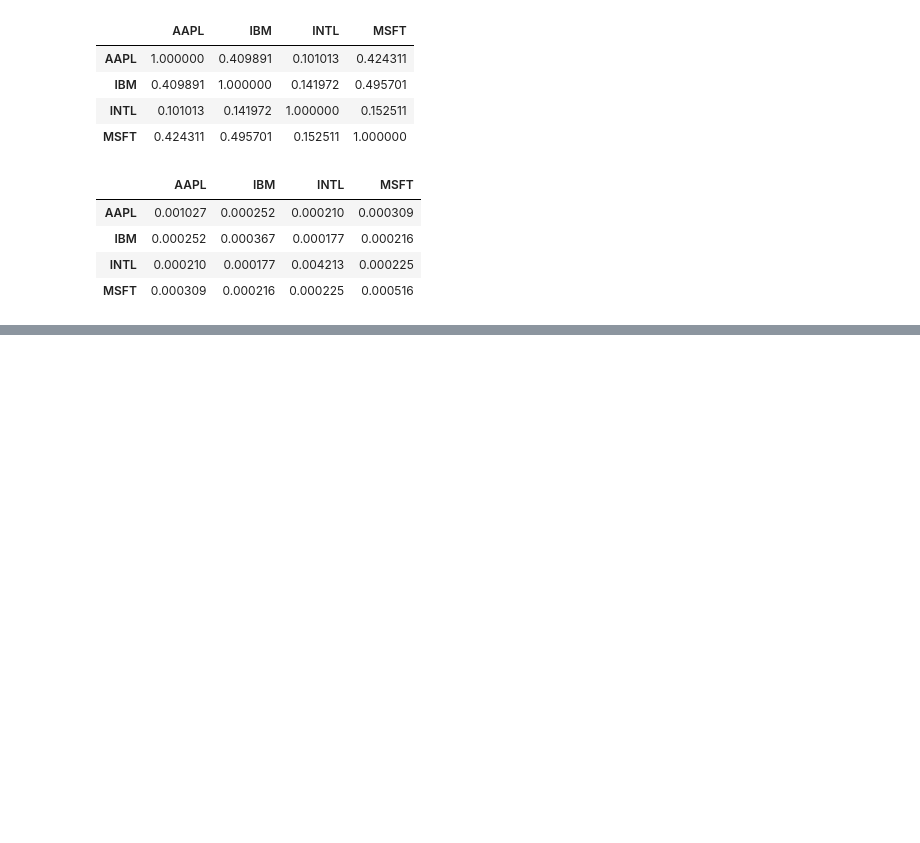
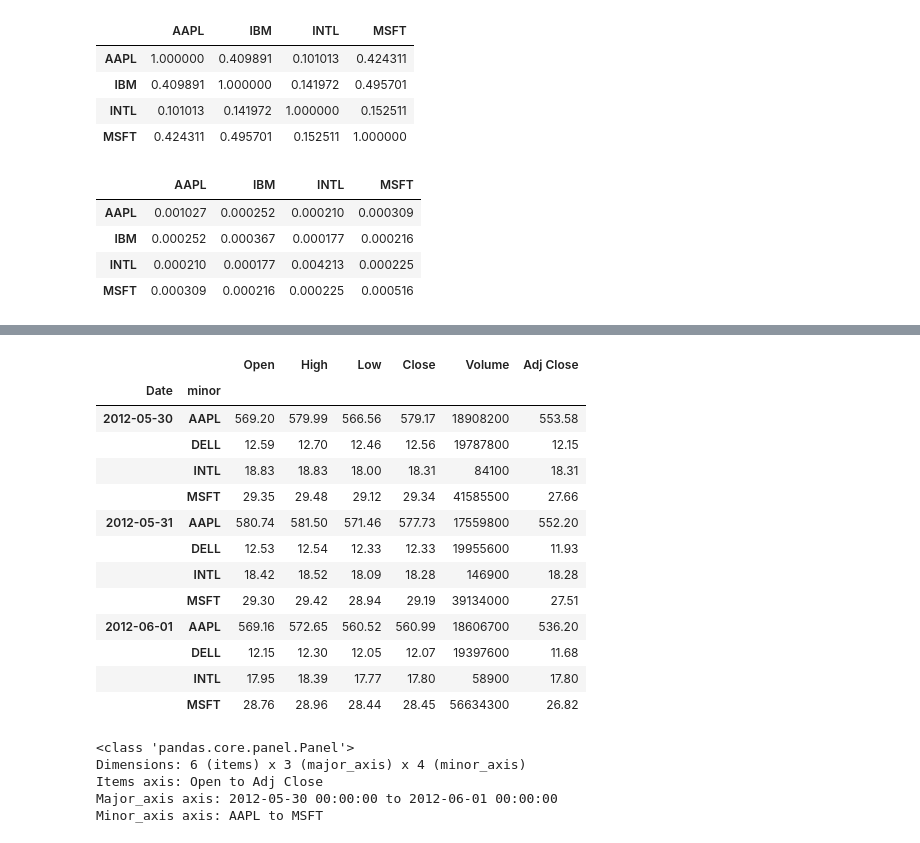
Before and after one commit to ezsi/pydata-book, a Jupyter notebook: Book-pandas.ipynb, the cells around one changed output, grey strips where cells are left out. Saved outputs shown, nothing was run; the diff lists cells and outputs as text; code cells hidden in the pictures; blank space fills up the shorter version.

```diff
--- a/Book-pandas.ipynb
+++ b/Book-pandas.ipynb
@@ -1126,0 +1666,5 @@ returns.cov()
+# %%
+import pandas.io.data as web
+pdata = pd.Panel(dict((stk, web.get_data_yahoo(stk, '1/1/2009', '6/1/2012'))
+for stk in ['AAPL', 'INTL', 'MSFT', 'DELL']))
+pdata
@@ -1126,0 +1677,3 @@ returns.cov()
+# %%
+pdata = pdata.swapaxes('items', 'minor')
+pdata['Adj Close']
@@ -1126,0 +1711,26 @@ returns.cov()
+# %%
+stacked = pdata.ix[:, '5/30/2012':, :].to_frame()
+stacked
+# %% [output]
+|  |  | Open | High | Low | Close | Volume | Adj Close |
+| Date | minor |  |  |  |  |  |  |
+| 2012-05-30 | AAPL | 569.20 | 579.99 | 566.56 | 579.17 | 18908200 | 553.58 |
+|  | DELL | 12.59 | 12.70 | 12.46 | 12.56 | 19787800 | 12.15 |
+|  | INTL | 18.83 | 18.83 | 18.00 | 18.31 | 84100 | 18.31 |
+|  | MSFT | 29.35 | 29.48 | 29.12 | 29.34 | 41585500 | 27.66 |
+| 2012-05-31 | AAPL | 580.74 | 581.50 | 571.46 | 577.73 | 17559800 | 552.20 |
+|  | DELL | 12.53 | 12.54 | 12.33 | 12.33 | 19955600 | 11.93 |
+|  | INTL | 18.42 | 18.52 | 18.09 | 18.28 | 146900 | 18.28 |
+|  | MSFT | 29.30 | 29.42 | 28.94 | 29.19 | 39134000 | 27.51 |
+| 2012-06-01 | AAPL | 569.16 | 572.65 | 560.52 | 560.99 | 18606700 | 536.20 |
+|  | DELL | 12.15 | 12.30 | 12.05 | 12.07 | 19397600 | 11.68 |
+|  | INTL | 17.95 | 18.39 | 17.77 | 17.80 | 58900 | 17.80 |
+|  | MSFT | 28.76 | 28.96 | 28.44 | 28.45 | 56634300 | 26.82 |
+# %%
+stacked.to_panel()
+# %% [output]
+<class 'pandas.core.panel.Panel'>
+Dimensions: 6 (items) x 3 (major_axis) x 4 (minor_axis)
+Items axis: Open to Adj Close
+Major_axis axis: 2012-05-30 00:00:00 to 2012-06-01 00:00:00
+Minor_axis axis: AAPL to MSFT
```
Also changed, not shown: parts of 62 cells of this notebook, 1 other file.
